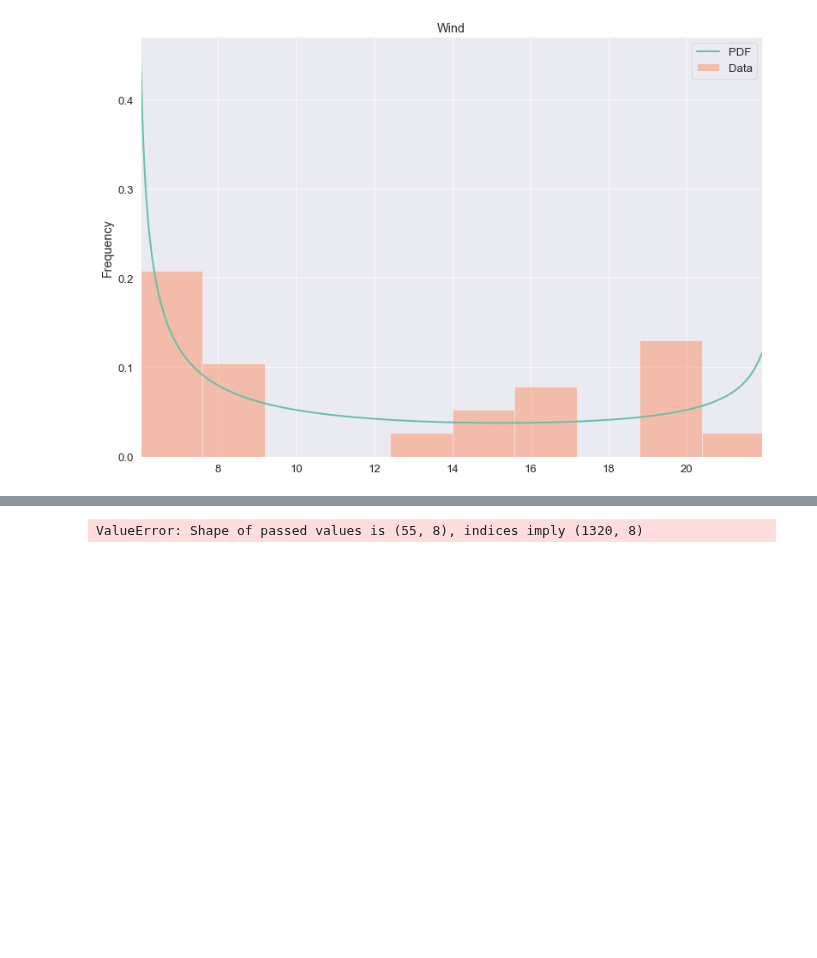
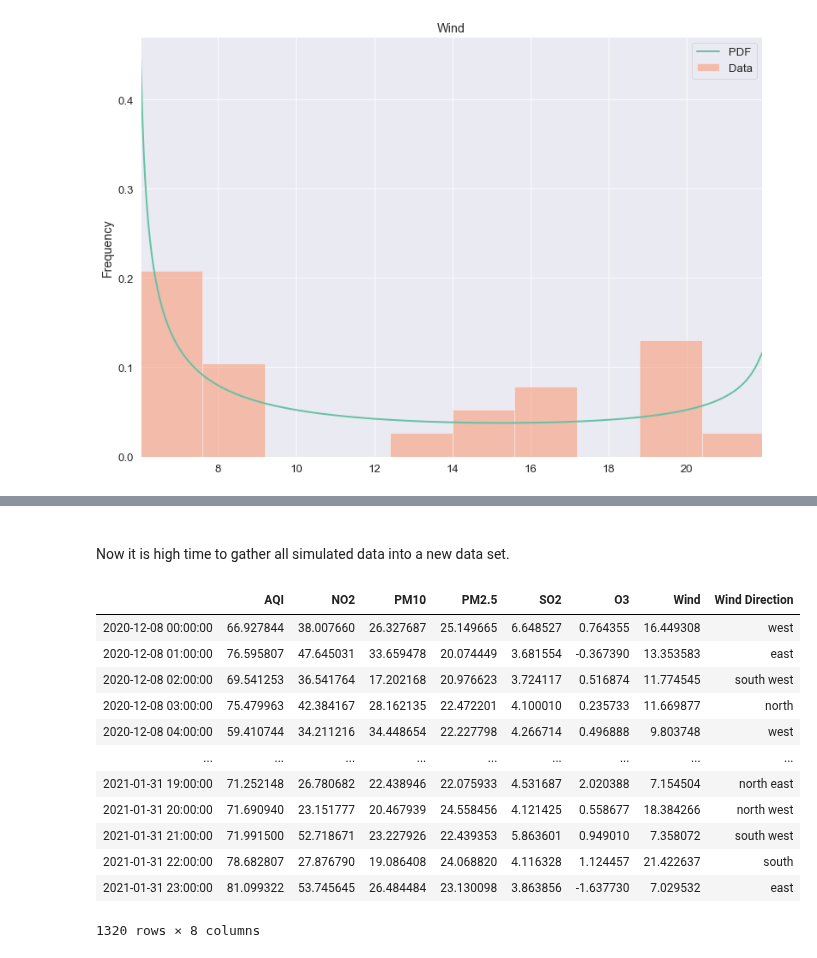
Before and after one commit to olgarozhdestvina/Air-Pollution-in-Dublin, a Jupyter notebook: Dublin_Air_Pollution.ipynb, the cells around one changed output, grey strips where cells are left out. Saved outputs shown, nothing was run; the diff lists cells and outputs as text; code cells hidden in the pictures; blank space fills up the shorter version.

Commit message:
Converted simulated data into 1D array. Now pandas data frame is working. Data set is ready, might try adding some noise for data variety.

```diff
--- a/Dublin_Air_Pollution.ipynb
+++ b/Dublin_Air_Pollution.ipynb
@@ -749,6 +756,6 @@ ___
 # %%
 # Drawing samples from pearson3 distribution
-no2_s = []
+val_sim = []
 
 # Draw samples 55 times
 n = 55
@@ -759,4 +766,8 @@ for i in range(55):
     a, loc, scale = pearson3.fit(df["NO2"])
     # Draw samples for 24 hours
     day_val = pearson3.rvs(a, scale = scale, loc=loc, size = 24)
-    no2_s.append(day_val)
+    val_sim.append(day_val)
+
+# Convert into 1D array
+no2_s = np.array(val_sim).flatten()
+no2_s
@@ -778,3 +796,9 @@ wind_s = draw_val_johnson("Wind", johnsonsb)
 so2_s = draw_val_johnson("SO2", johnsonsb)
 pm10_s = draw_val_johnson("PM10", johnsonsb)
 o3_s =  draw_val_johnson("O3", johnsonsu)
+
+# Convert into 1D array
+wind_s = np.array(wind_s).flatten()
+so2_s = np.array(so2_s).flatten()
+pm10_s = np.array(pm10_s).flatten()
+o3_s = np.array(o3_s).flatten()
@@ -794,6 +822,10 @@ def draw_val_laplace(data):
 # Draw samples for AQI and PM2.5
 aqi_s = draw_val_laplace("AQI")
 pm25_s = draw_val_laplace("PM2.5")
+
+# Convert into 1D array
+aqi_s = np.array(aqi_s).flatten()
+pm25_s = np.array(pm25_s).flatten()
 # %%
 # Simulate the date range for 1320 hours (55 days till the end of winter)
 rng_s = pd.date_range('12/08/2020', periods=1320, freq='H')
@@ -806,19 +838,37 @@ wind_directions = ["north", "west", "east", "south", "north east", "north west",
 
 # Simulate wind directions for 1320 hours.
 wd_s = gen.choice(wind_directions, 1320)
+# %% [markdown]
+<br>
+
+Now it is high time to gather all simulated data into a new data set.
 # %%
-df_s = pd.DataFrame({
-    "AQI": aqi_s,
-    "NO2": no2_s,
-    "PM10": pm10_s,
-    "PM2.5": pm25_s,
-    "SO2": so2_s,
-    "O3": o3_s,
-    "Wind": wind_s,
-    "Wind Direction": wd_s
-}, index=rng_s)
+# Create a data frame from simulated values.
+df_s = pd.DataFrame({"AQI": aqi_s,
+                     "NO2": no2_s,
+                     "PM10": pm10_s,
+                     "PM2.5": pm25_s,
+                     "SO2": so2_s,
+                     "O3": o3_s,
+                     "Wind": wind_s,
+                     "Wind Direction": wd_s
+                     }, index=rng_s)
+
+# Display the new data set.
 df_s
 # %% [output]
+|  | AQI | NO2 | PM10 | PM2.5 | SO2 | O3 | Wind | Wind Direction |
+| 2020-12-08 00:00:00 | 66.927844 | 38.007660 | 26.327687 | 25.149665 | 6.648527 | 0.764355 | 16.449308 | west |
+| 2020-12-08 01:00:00 | 76.595807 | 47.645031 | 33.659478 | 20.074449 | 3.681554 | -0.367390 | 13.353583 | east |
+| 2020-12-08 02:00:00 | 69.541253 | 36.541764 | 17.202168 | 20.976623 | 3.724117 | 0.516874 | 11.774545 | south west |
+| 2020-12-08 03:00:00 | 75.479963 | 42.384167 | 28.162135 | 22.472201 | 4.100010 | 0.235733 | 11.669877 | north |
+| 2020-12-08 04:00:00 | 59.410744 | 34.211216 | 34.448654 | 22.227798 | 4.266714 | 0.496888 | 9.803748 | west |
+| ... | ... | ... | ... | ... | ... | ... | ... | ... |
+| 2021-01-31 19:00:00 | 71.252148 | 26.780682 | 22.438946 | 22.075933 | 4.531687 | 2.020388 | 7.154504 | north east |
+| 2021-01-31 20:00:00 | 71.690940 | 23.151777 | 20.467939 | 24.558456 | 4.121425 | 0.558677 | 18.384266 | north west |
+| 2021-01-31 21:00:00 | 71.991500 | 52.718671 | 23.227926 | 22.439353 | 5.863601 | 0.949010 | 7.358072 | south west |
+| 2021-01-31 22:00:00 | 78.682807 | 27.876790 | 19.086408 | 24.068820 | 4.116328 | 1.124457 | 21.422637 | south |
+| 2021-01-31 23:00:00 | 81.099322 | 53.745645 | 26.484484 | 23.130098 | 3.863856 | -1.637730 | 7.029532 | east |
-ValueError: Shape of passed values is (55, 8), indices imply (1320, 8)
+1320 rows × 8 columns
 # %%
 df_s.loc["2021-01-31 00:00:00": "2021-01-31 23:00:00"]
```
Also changed, not shown: parts of 9 cells of this notebook.
